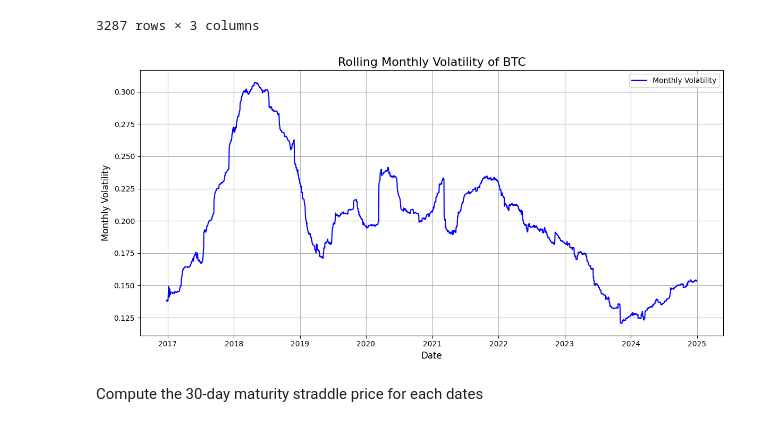
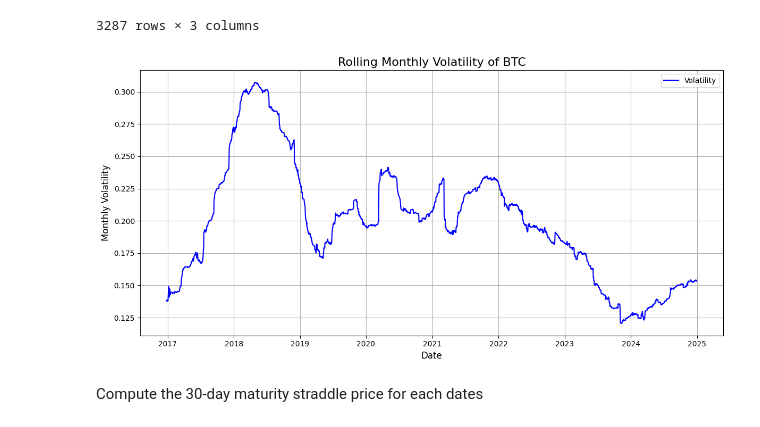
Before and after one commit to YoenCorbel/cryptobacktest, a Jupyter notebook: example_cryptobacktest.ipynb, the cells around one changed output. Drawn from its saved outputs; the diff is of its cells as text; code cells hidden in the pictures.

```diff
--- a/example_cryptobacktest.ipynb
+++ b/example_cryptobacktest.ipynb
@@ -95,18 +96,18 @@ btc_close
 | 3286 | 2024-12-30 00:00:00+00:00 | 92643.210938 | 0.153351 |
 3287 rows × 3 columns
 # %%
-# Plot the monthly rolling  volatility
+# Plot the rolling monthly volatility
 plt.figure(figsize=(12, 6))
-plt.plot(btc_close['Date'], btc_close['Volatility'], label='Monthly Volatility', color='blue')
+plt.plot(btc_close['Date'], btc_close['Volatility'], label='Volatility', color='blue')
 plt.title('Rolling Monthly Volatility of BTC', fontsize=16)
 plt.xlabel('Date', fontsize=12)
 plt.ylabel('Monthly Volatility', fontsize=12)
 plt.grid(True)
 plt.legend()
 plt.tight_layout()
 plt.show()
 # %% [output]
-[figure, old version]
+[figure, new version]
 # %% [markdown]
 Compute the 30-day maturity straddle price for each dates
 # %%
```
Also changed, not shown: parts of 22 cells of this notebook.
